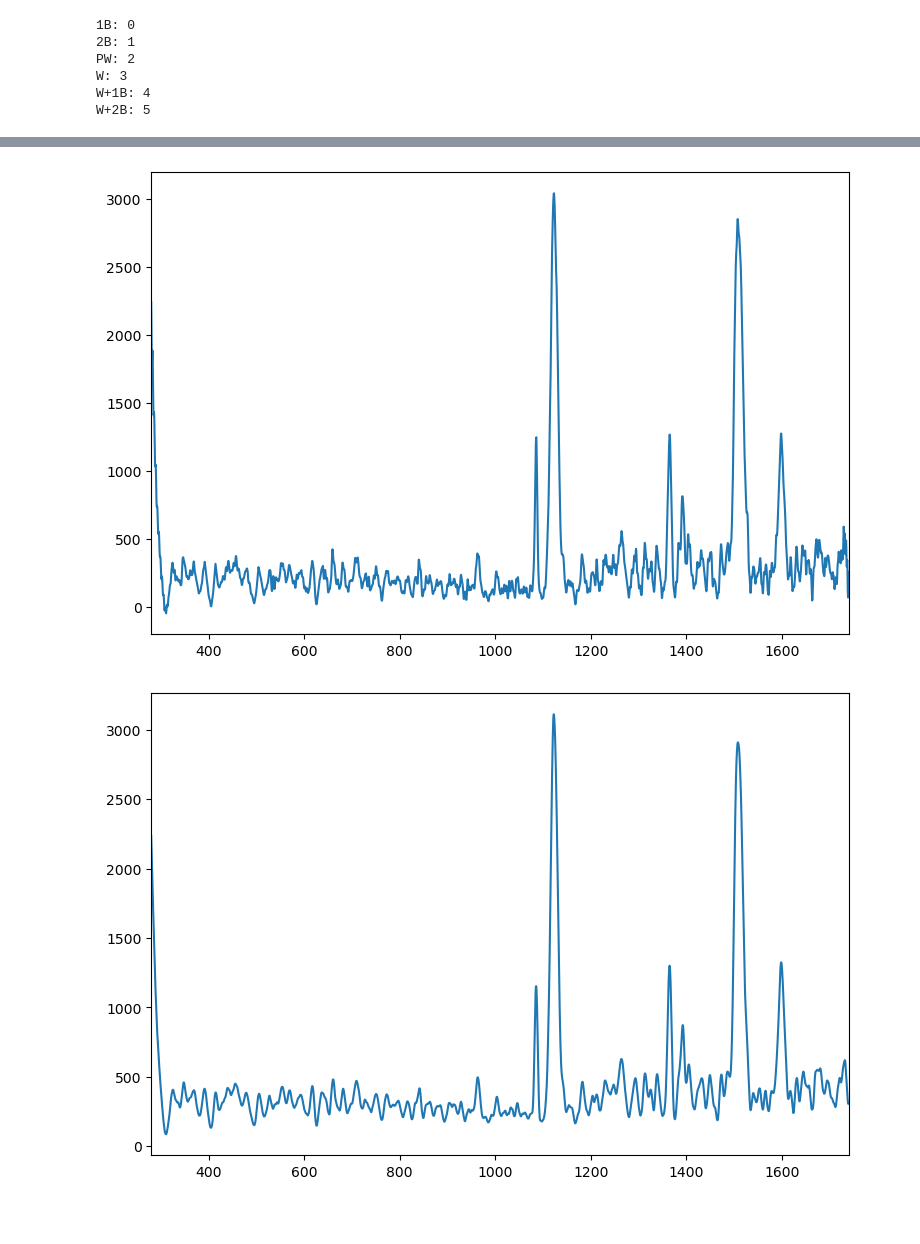
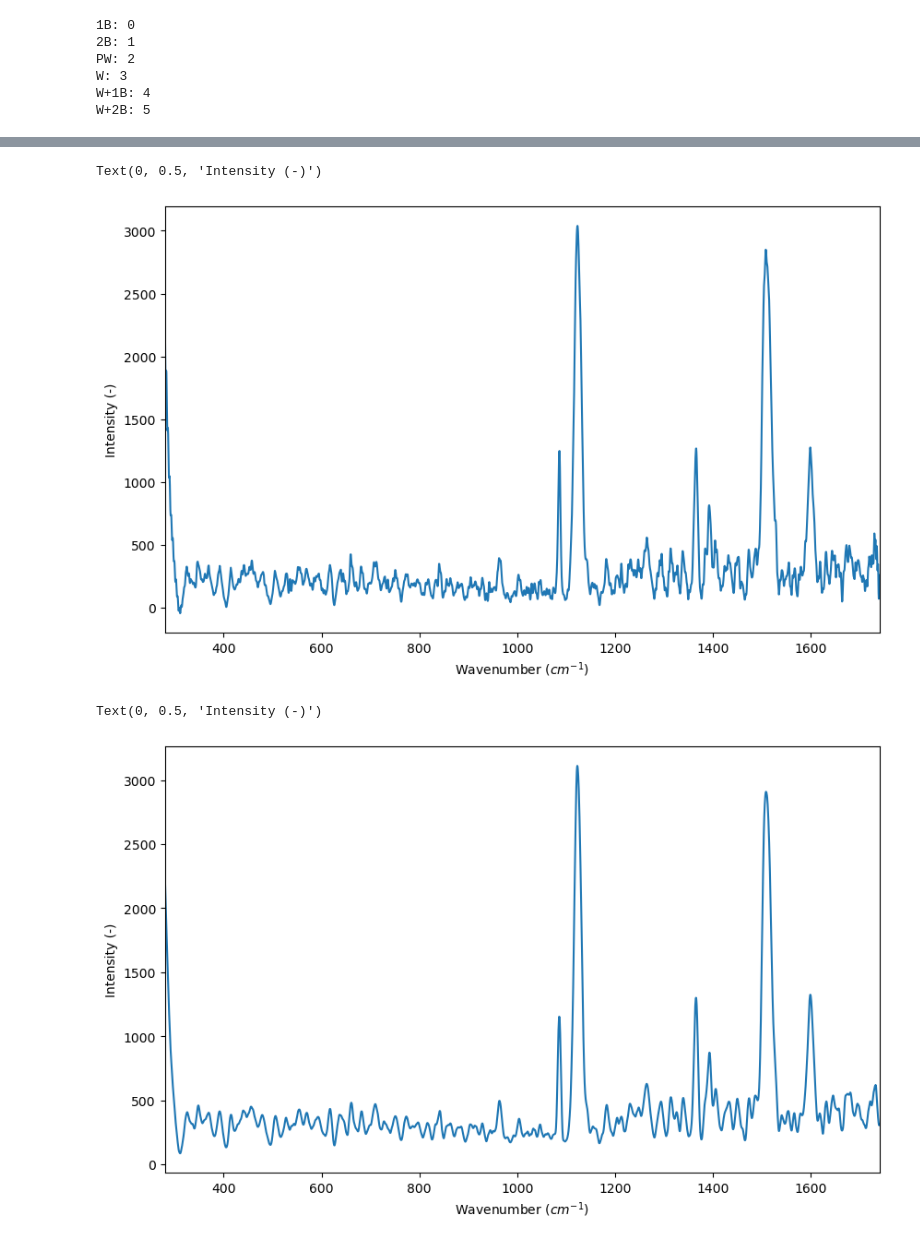
Before and after one commit to DerZ115/raman-pca, a Jupyter notebook: pca.ipynb, the cells around one changed output, grey strips where cells are left out. Cells and saved outputs as stored; diff of their text form; code cells hidden in the pictures; blank space fills up the shorter version.

```diff
--- a/pca.ipynb
+++ b/pca.ipynb
@@ -10,6 +10,7 @@ import numpy as np
 import pandas as pd
 
 from matplotlib import style
+from itertools import cycle
 from sklearn.decomposition import PCA
 
 from sklearn.preprocessing import Normalizer
@@ -21,7 +22,7 @@ from raman_lib.preprocessing import (BaselineCorrector,
 from raman_lib.misc import load_data
 
 style.use("default")
-plt.rcParams['figure.figsize'] = [9, 6]
+plt.rcParams['figure.figsize'] = [10, 6]
 plt.rcParams['figure.dpi'] = 100
 # %% [markdown]
 Settings
@@ -74,19 +83,27 @@ plt.margins(x=0)
 # %%
 rl = RangeLimiter(lim=(wn_min, wn_max), reference=wns)
 X_rl = rl.fit_transform(X_bl)
 wns_reduced = wns[rl.lim_[0]:rl.lim_[1]]
 
 plt.plot(wns_reduced, X_rl.mean(axis=0))
 plt.margins(x=0)
+
+plt.xlabel("Wavenumber ($cm^{-1}$)")
+plt.ylabel("Intensity (-)")
 # %% [output]
+Text(0, 0.5, 'Intensity (-)')
-[figure, old version]
+[figure, new version]
 # %%
 X_smooth = SavGolFilter(window=sg_window).fit_transform(X_rl)
 
 plt.plot(wns_reduced, X_smooth.mean(axis=0))
 plt.margins(x=0)
+
+plt.xlabel("Wavenumber ($cm^{-1}$)")
+plt.ylabel("Intensity (-)")
 # %% [output]
+Text(0, 0.5, 'Intensity (-)')
-[figure, old version]
+[figure, new version]
 # %%
 X_norm = Normalizer().fit_transform(X_smooth)
 
```
Also changed, not shown: parts of 5 cells of this notebook, 1 other file.
